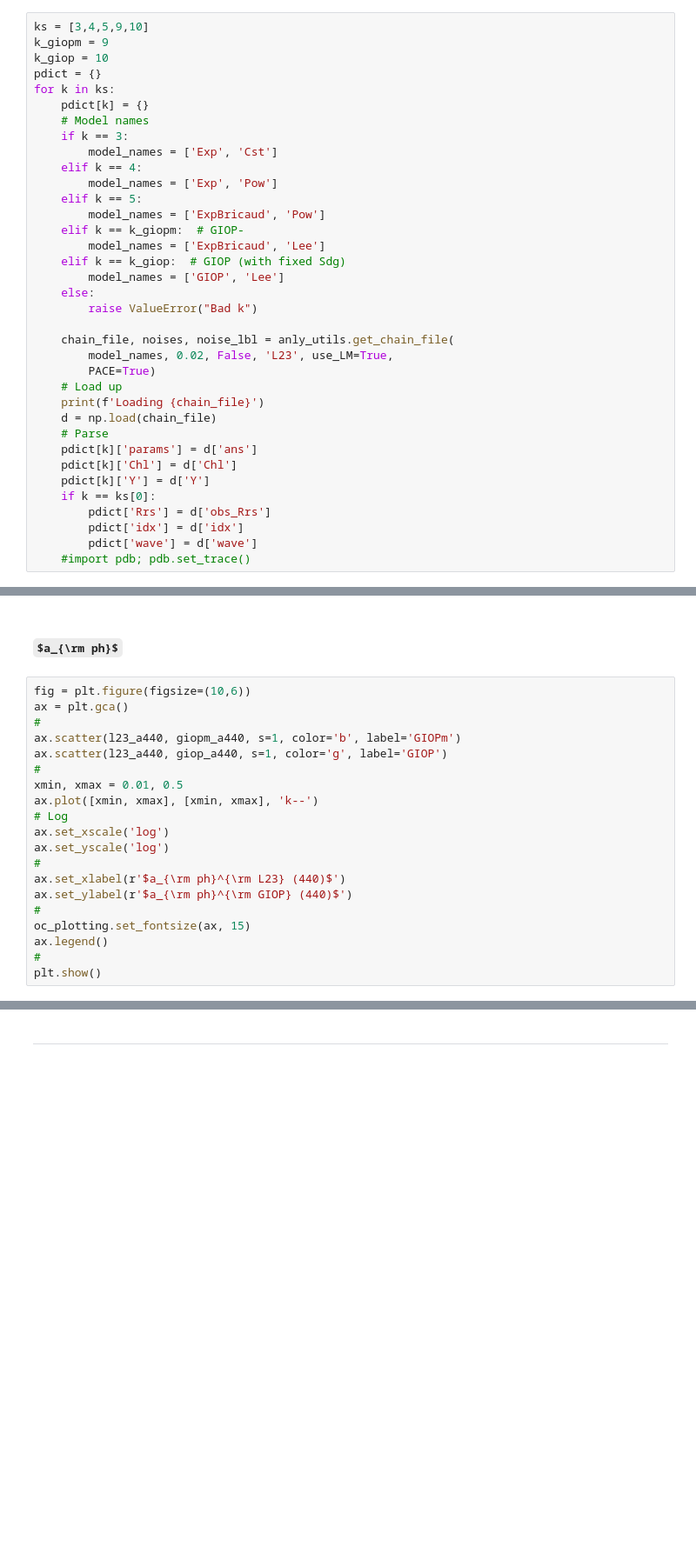
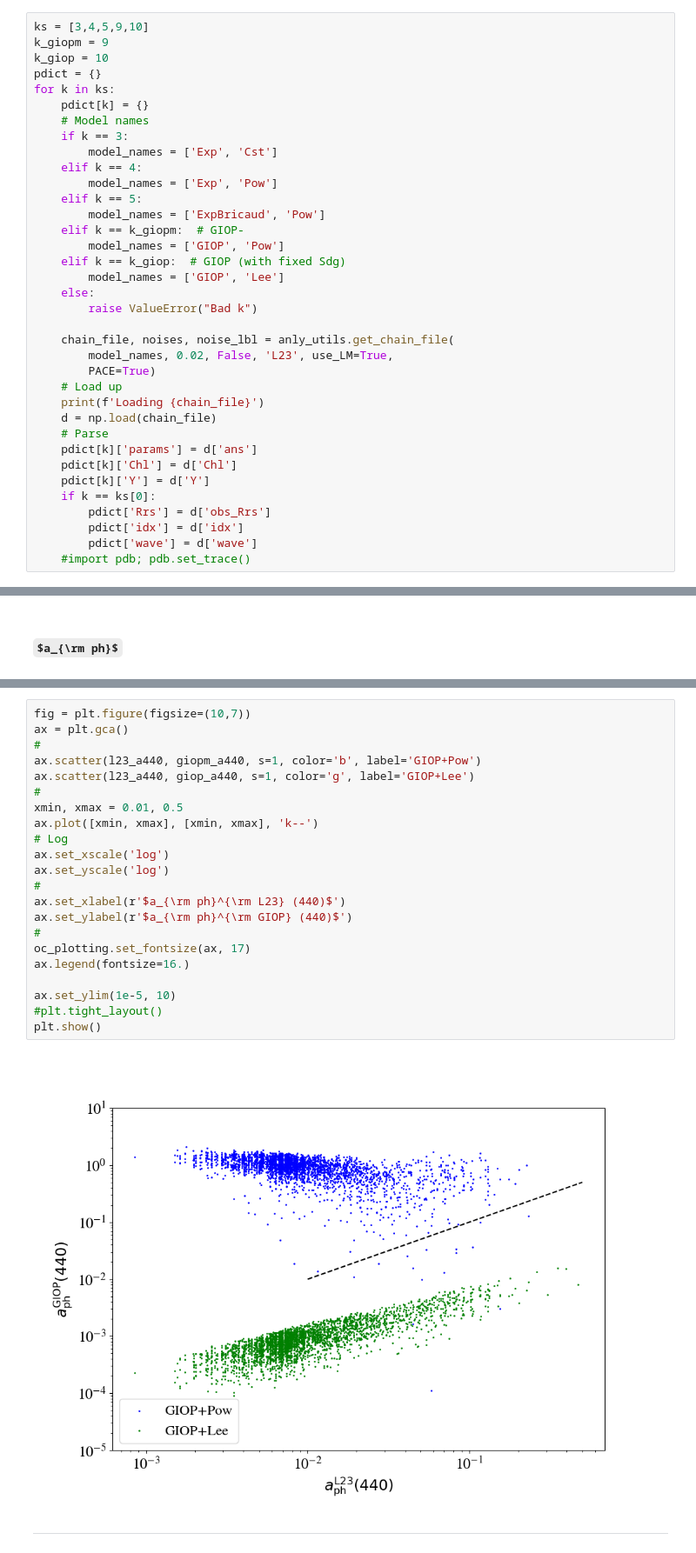
Before and after one commit to ocean-colour/bing, a Jupyter notebook: papers/phytoplankton/Analysis/GIOP_on_L23.ipynb, the cells around one changed output, grey strips where cells are left out. Shown at 87% size. Cells and saved outputs as stored; diff of their text form; some formulas as TeX source; blank space fills up the shorter version.

Commit message:
Sexp figure

```diff
--- a/papers/phytoplankton/Analysis/GIOP_on_L23.ipynb
+++ b/papers/phytoplankton/Analysis/GIOP_on_L23.ipynb
@@ -63,7 +63,7 @@ for k in ks:
     elif k == 5:
         model_names = ['ExpBricaud', 'Pow']
     elif k == k_giopm:  # GIOP-
-        model_names = ['ExpBricaud', 'Lee']
+        model_names = ['GIOP', 'Pow']
     elif k == k_giop:  # GIOP (with fixed Sdg)
         model_names = ['GIOP', 'Lee']
     else:
@@ -138,23 +139,3 @@ giop_a440 = calc_aph440(pdict[k_giop])
 # Plots
 # %% [markdown]
 ## $a_{\rm ph}$
-# %%
-fig = plt.figure(figsize=(10,6))
-ax = plt.gca()
-#
-ax.scatter(l23_a440, giopm_a440, s=1, color='b', label='GIOPm')
-ax.scatter(l23_a440, giop_a440, s=1, color='g', label='GIOP')
-#
-xmin, xmax = 0.01, 0.5
-ax.plot([xmin, xmax], [xmin, xmax], 'k--')
-# Log
-ax.set_xscale('log')
-ax.set_yscale('log')
-#
-ax.set_xlabel(r'$a_{\rm ph}^{\rm L23} (440)$')
-ax.set_ylabel(r'$a_{\rm ph}^{\rm GIOP} (440)$')
-#
-oc_plotting.set_fontsize(ax, 15)
-ax.legend()
-#
-plt.show()
@@ -163,3 +142,27 @@ plt.show()
+# %%
+fig = plt.figure(figsize=(10,7))
+ax = plt.gca()
+#
+ax.scatter(l23_a440, giopm_a440, s=1, color='b', label='GIOP+Pow')
+ax.scatter(l23_a440, giop_a440, s=1, color='g', label='GIOP+Lee')
+#
+xmin, xmax = 0.01, 0.5
+ax.plot([xmin, xmax], [xmin, xmax], 'k--')
+# Log
+ax.set_xscale('log')
+ax.set_yscale('log')
+#
+ax.set_xlabel(r'$a_{\rm ph}^{\rm L23} (440)$')
+ax.set_ylabel(r'$a_{\rm ph}^{\rm GIOP} (440)$')
+#
+oc_plotting.set_fontsize(ax, 17)
+ax.legend(fontsize=16.)
+
+ax.set_ylim(1e-5, 10)
+#plt.tight_layout()
+plt.show()
+# %% [output]
+[figure, added]
 # %% [markdown]
 ----
 # %% [markdown]
```
Also changed, not shown: parts of 6 cells of this notebook, 4 other files.
